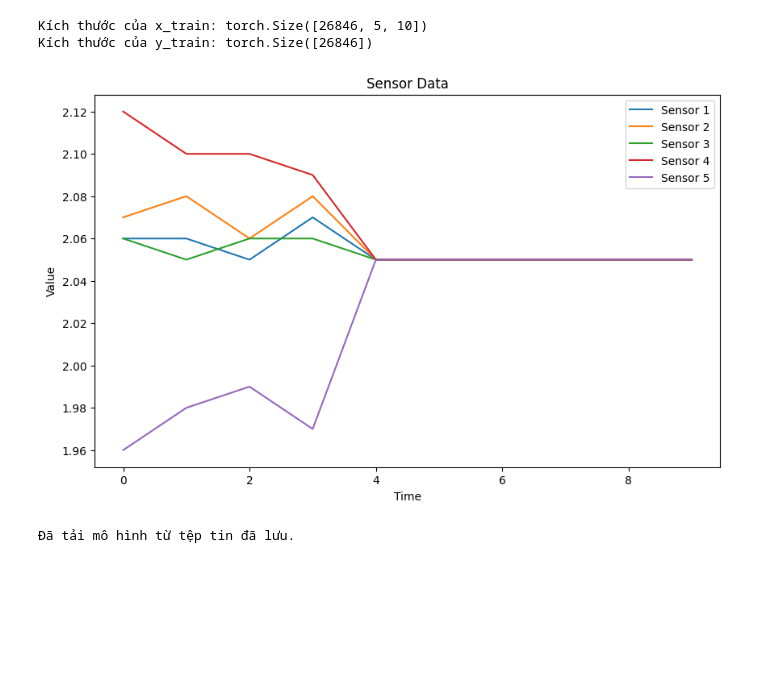
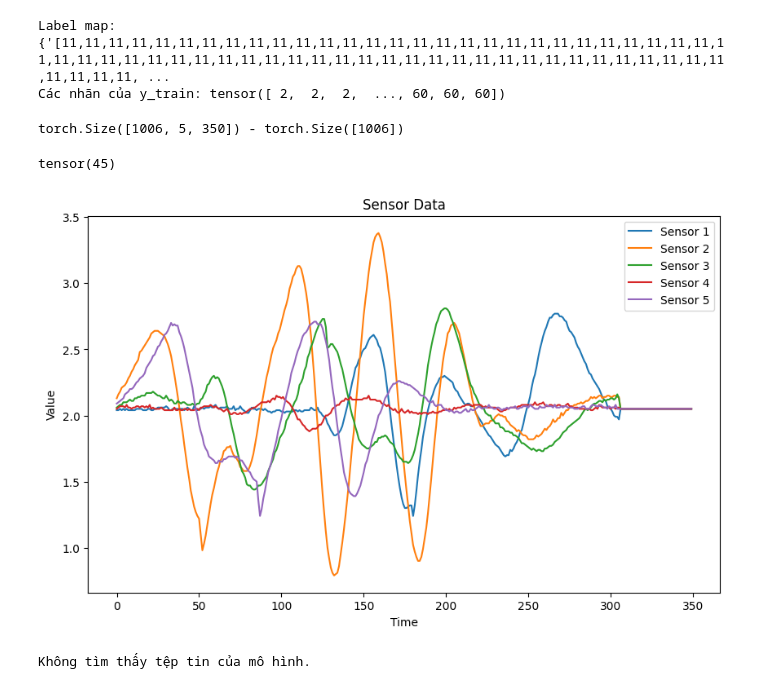
Before and after one commit to krypt0n96e/ML_for_PIR_array, a Jupyter notebook: CNN_RNN_pj1_test_v01.ipynb, the cells around one changed output. Drawn from its saved outputs; the diff is of its cells as text; code cells hidden in the pictures; blank space fills up the shorter version.

```diff
--- a/CNN_RNN_pj1_test_v01.ipynb
+++ b/CNN_RNN_pj1_test_v01.ipynb
@@ -42,10 +43,35 @@ sequence_length=10
 # print("File CSV đã được lưu.")
 # X_train[0]
 # %%
-#Load du lieu x y tu file csv
-import pandas as pd
-import ast
-import torch
+# #Load du lieu x y tu file csv
+# import pandas as pd
+# import ast
+# import torch
+
+# # Đọc dữ liệu từ file CSV vào DataFrame
+# df = pd.read_csv('data.csv')
+
+# # Tách cột 'x' và 'y'
+# x_data = df[['x1', 'x2', 'x3', 'x4', 'x5']]  # Chọn các cột 'x1', 'x2', 'x3', 'x4', 'x5' làm đặc trưng
+# y_data = df['y']  # Chọn cột 'y' làm nhãn
+
+# # Chuyển đổi dữ liệu 'x' thành tensors PyTorch
+# x_train = []
+# for _, row in x_data.iterrows():
+#     x_values = [ast.literal_eval(val) for val in row.values]  # Phân tích các giá trị từ chuỗi thành danh sách
+#     x_train.append(torch.tensor(x_values, dtype=torch.float32))
+# X_train = torch.stack(x_train).to(device)
+# # Chuyển đổi dữ liệu 'y' thành tensors PyTorch
+# y_train = torch.tensor(y_data.values, dtype=torch.long).to(device)
+
+# # Kiểm tra kích thước của tensors
+# print("Kích thước của x_train:", X_train.shape)
+# print("Kích thước của y_train:", y_train.shape)
+
+# num_samples = y_train.shape[0]
+
+# # X_train[0]
+
 
 # Đọc dữ liệu từ file CSV vào DataFrame
 df = pd.read_csv('data.csv')
@@ -60,19 +86,31 @@ for _, row in x_data.iterrows():
     x_values = [ast.literal_eval(val) for val in row.values]  # Phân tích các giá trị từ chuỗi thành danh sách
     x_train.append(torch.tensor(x_values, dtype=torch.float32))
 X_train = torch.stack(x_train).to(device)
+# Tạo label map từ các nhãn khác nhau trong cột 'y'
+label_encoder = LabelEncoder()
+y_train_encoded = label_encoder.fit_transform(y_data)
+
+# Tạo bản đồ nhãn ngược lại cho việc giải mã sau này
+label_map = {label: index for index, label in enumerate(label_encoder.classes_)}
+# Đếm số lượng nhãn sau khi mã hóa
+num_classes = len(label_encoder.classes_)
+
+# In label map để kiểm tra
+print("Label map:", label_map)
+
 # Chuyển đổi dữ liệu 'y' thành tensors PyTorch
-y_train = torch.tensor(y_data.values, dtype=torch.long).to(device)
+y_train = torch.tensor(y_train_encoded, dtype=torch.long)
 
-# Kiểm tra kích thước của tensors
-print("Kích thước của x_train:", X_train.shape)
-print("Kích thước của y_train:", y_train.shape)
-
+# In các nhãn của y_train để kiểm tra
+print("Các nhãn của y_train:", y_train)
 num_samples = y_train.shape[0]
-
-# X_train[0]
 # %% [output]
-Kích thước của x_train: torch.Size([26846, 5, 10])
-Kích thước của y_train: torch.Size([26846])
+Label map: {'[11,11,11,11,11,11,11,11,11,11,11,11,11,11,11,11,11,11,11,11,11,11,11,11,11,11,11,11,11,11,11,11,11,11,11,11,11,11,11,11,11,11,11,11,11,11,11,11,11,11,11,11,11,11,11,11,11,11,11,11,11,11, ...
+Các nhãn của y_train: tensor([ 2,  2,  2,  ..., 60, 60, 60])
+# %%
+print(X_train.shape,'-',y_train.shape)
+# %% [output]
+torch.Size([1006, 5, 350]) - torch.Size([1006])
 # %%
 # Định nghĩa mô hình CNN 1D
 class CNN1D(nn.Module):
@@ -223,33 +261,36 @@ model = CNNLSTM(input_size=input_size, num_classes=num_classes).to(device)
 # %%
 # Chọn một mẫu ngẫu nhiên từ tập dữ liệu đào tạo
 sample_index = np.random.randint(0,num_samples)
 
 # Lấy dữ liệu và nhãn của mẫu đã chọn
 sample_data = X_train[sample_index].cpu().numpy()  # Chuyển dữ liệu về CPU và numpy array
-sample_label = y_train[sample_index].item()
+# sample_label = y_train[sample_index].item()
+sample_label = y_train[sample_index]
 
 # Vẽ dữ liệu từng cảm biến
 plt.figure(figsize=(10, 6))
 # Plot data for each sensor
 for i in range(num_sensors):
         plt.plot(sample_data[i], label=f"Sensor {i+1}")
 
 # # Check if the first dimension has more than one element
 # if sample_data.shape[0] > 1:
 #     # Plot data for each sensor
 #     for i in range(num_sensors):
 #         plt.plot(sample_data[i], label=f"Sensor {i+1}")
 # else:
 #     # If only one element, plot directly
 #     plt.plot(sample_data[0], label="Sensor 1")
 
+print(sample_label)
 plt.title('Sensor Data')
 plt.xlabel('Time')
 plt.ylabel('Value')
 plt.legend()
 plt.show()
 # %% [output]
+tensor(45)
-[figure, old version]
+[figure, new version]
 # %%
 # Huấn luyện mô hình
 num_epochs = 100
@@ -278,7 +319,7 @@ train_loader = torch.utils.data.DataLoader(train_dataset, batch_size=batch_size,
 test_loader = torch.utils.data.DataLoader(test_dataset, batch_size=batch_size, shuffle=False)
 # %%
 # Đường dẫn đến tệp tin chứa trạng thái của mô hình
-model_file_path = 'my_model.pth'
+model_file_path = 'my_model(cnn).pth'
 
 # Kiểm tra xem tệp tin tồn tại hay không
 if os.path.isfile(model_file_path):
@@ -288,4 +329,4 @@ if os.path.isfile(model_file_path):
 else:
     print("Không tìm thấy tệp tin của mô hình.")
 # %% [output]
-Đã tải mô hình từ tệp tin đã lưu.
+Không tìm thấy tệp tin của mô hình.
```
Also changed, not shown: parts of 13 cells of this notebook, 1 other file.
